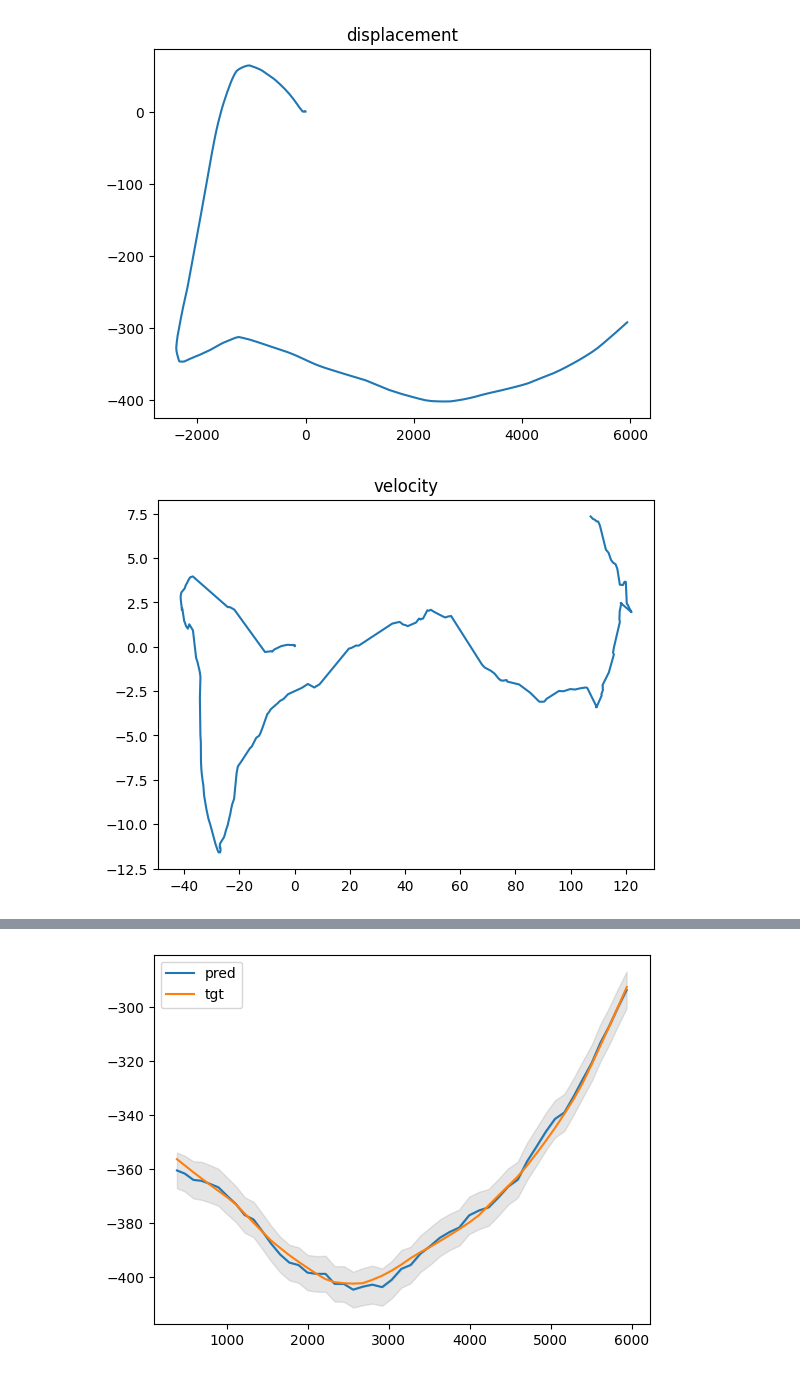
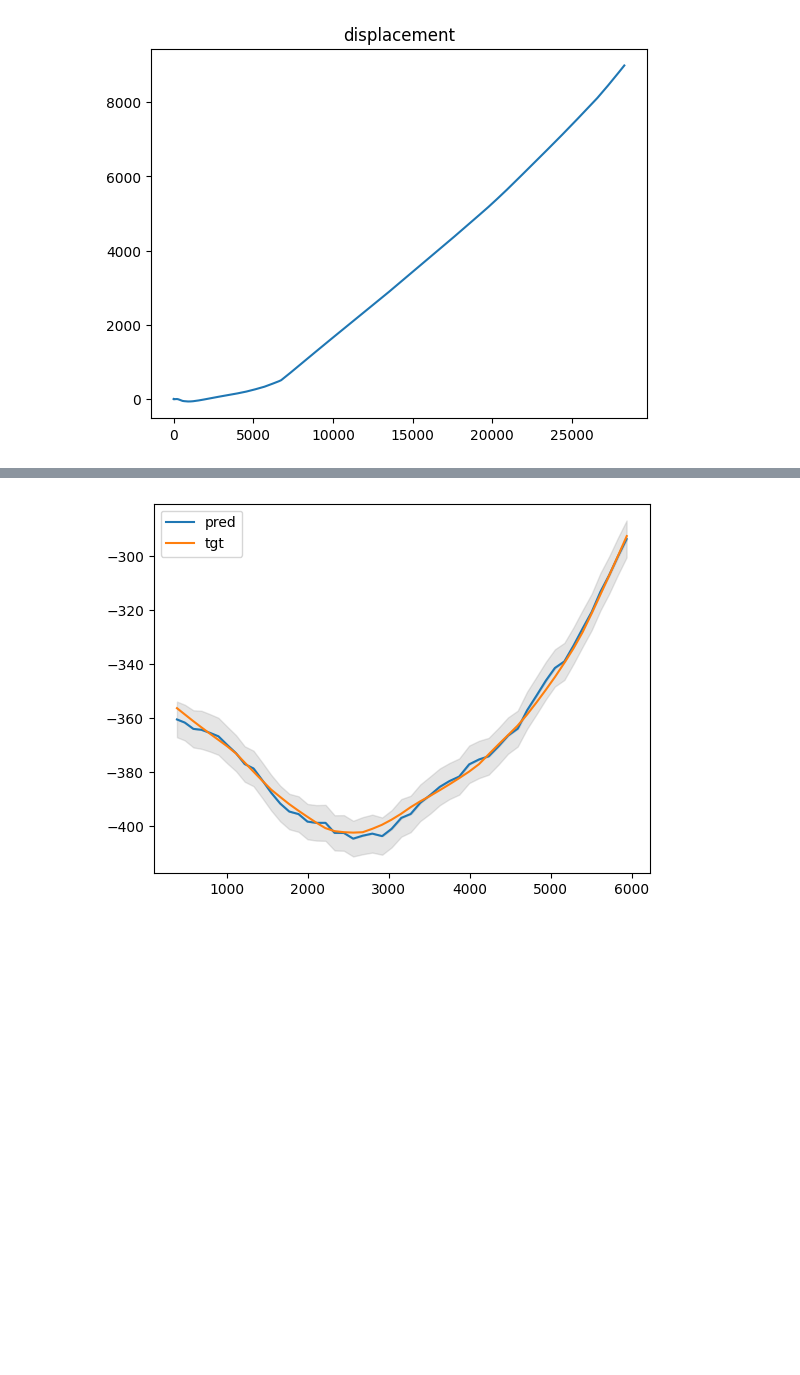
Before and after one commit to ShariceLiu/levy_simu, a Jupyter notebook: nD_simu_changing_mu.ipynb, the cells around one changed output, grey strips where cells are left out. Cells and saved outputs as stored; diff of their text form; code cells hidden in the pictures; blank space fills up the shorter version.

```diff
--- a/nD_simu_changing_mu.ipynb
+++ b/nD_simu_changing_mu.ipynb
@@ -175,6 +162,8 @@ def simu_langevin_changing_mu():
         vs_nt.append(vs)
         v0 = 0.0
 
+        m_c = 0
+        S_c = 0
         for v_i, gamma in zip(vs, gammas):
             dt_i = v_i - v0
             # generate u, as a brownian motion
@@ -182,8 +171,8 @@ def simu_langevin_changing_mu():
             u2_i = np.random.normal(u2, sigma_mu2*np.sqrt(dt_i))
 
             # calculate mean delta t^c
-            f1 = -np.exp(-l*(v_i-v_i))/l+1/l
-            f2 = np.exp(-(v_i-v_i)*l)
+            f1 = -np.exp(-l*(T-v_i))/l+1/l
+            f2 = np.exp(-(T-v_i)*l)
             f_delta_t_v_i_m = np.matrix([f1,f2,f1,f2]).T
             f_delta_t_v_i = np.matrix([[f1,0],[f2,0],[0,f1],[0,f2]])
 
@@ -191,31 +180,33 @@ def simu_langevin_changing_mu():
             m_c_dt_i = T**(1/alpha)*gamma**(-1/alpha)*f_delta_t_v_i_m
             m_c_dt_i[0:2] *= u1_i
             m_c_dt_i[2:] *= u2_i
+            m_c += m_c_dt_i
 
             # variance
             s_c_dt_i = T**(2/alpha)*gamma**(-2/alpha)*np.matmul(f_delta_t_v_i,f_delta_t_v_i.T)
+            S_c += s_c_dt_i*sigma_w**2
 
-            # centering term
-            c1 = -(1-np.exp(-l*dt_i))/l**2 + dt_i/l
-            c2 = (1-np.exp(-l*dt_i))/l
-            Z_c_bar_i = alpha/(alpha-1)*c**(1-1/alpha)* np.matrix([u1_i*c1,u1_i*c2,u2_i*c1,u2_i*c2]).T
+            # # centering term
+            # c1 = -(1-np.exp(-l*dt_i))/l**2 + dt_i/l
+            # c2 = (1-np.exp(-l*dt_i))/l
+            # Z_c_bar_i = alpha/(alpha-1)*c**(1-1/alpha)* np.matrix([u1_i*c1,u1_i*c2,u2_i*c1,u2_i*c2]).T
 
             # Q_delta_t = returnQ(dt_i)*sigma_w**2
-            S_delta_t = sigma_w**2*s_c_dt_i # + alpha/(2-alpha)*c**(1-2/alpha)*Q_delta_t
-
-            m12 = -(np.exp(-dt_i*l)-1)/l
-            m22 = np.exp(-dt_i*l)
-            m_delta_t = np.matmul(np.matrix([[1,m12,0,0],[0,m22,0,0],[0,0,1,m12],[0,0,0,m22]]),x)+m_c_dt_i
-            if alpha > 1:
-                m_delta_t -= Z_c_bar_i
-
-            x = np.random.multivariate_normal(np.array(m_delta_t.T)[0], S_delta_t.T) # horizontal array
-            x = np.matrix(x).T # transform x to be a vertical matrix
+            # S_delta_t = sigma_w**2*s_c_dt_i # + alpha/(2-alpha)*c**(1-2/alpha)*Q_delta_t
 
             # updata variables
             u1 = u1_i
             u2 = u2_i
             v0 = v_i
+
+        m12 = -(np.exp(-T*l)-1)/l
+        m22 = np.exp(-T*l)
+        m_delta_t = np.matmul(np.matrix([[1,m12,0,0],[0,m22,0,0],[0,0,1,m12],[0,0,0,m22]]),x)+m_c
+
+        x = np.random.multivariate_normal(np.array(m_delta_t.T)[0], S_c.T) # horizontal array
+        x_ns[n,:]=x
+        x = np.matrix(x).T # transform x to be a vertical matrix
+        t_ns[n]=n*T
 
         # generate last u_n
         u1 = np.random.normal(u1, sigma_mu1*np.sqrt(T-v0))
@@ -223,25 +214,8 @@ def simu_langevin_changing_mu():
         u_ns[n,0] = u1
         u_ns[n,1] = u2
 
-        # centering term
-        dt_i = T - v0
-        c1 = -(1-np.exp(-l*dt_i))/l**2 + dt_i/l
-        c2 = (1-np.exp(-l*dt_i))/l
-        Z_c_bar_i = alpha/(alpha-1)*c**(1-1/alpha)* np.matrix([u1_i*c1,u1_i*c2,u2_i*c1,u2_i*c2]).T
-
-        Q_delta_t = returnQ(dt_i)*sigma_w**2
-        S_delta_t = alpha/(2-alpha)*c**(1-2/alpha)*Q_delta_t # last dt_i, no jump
-
-        m12 = -(np.exp(-dt_i*l)-1)/l
-        m22 = np.exp(-dt_i*l)
-        m_delta_t = np.matmul(np.matrix([[1,m12,0,0],[0,m22,0,0],[0,0,1,m12],[0,0,0,m22]]),x)
-        if alpha > 1:
-            m_delta_t -= Z_c_bar_i
-
-        x = np.random.multivariate_normal(np.array(m_delta_t.T)[0], S_delta_t.T) # horizontal array
-        x_ns[n,:]=x
-        x = np.matrix(x).T # transform x to be a vertical matrix
-        t_ns[n]=n*T
+        # Q_delta_t = returnQ(dt_i)*sigma_w**2
+        # S_delta_t = alpha/(2-alpha)*c**(1-2/alpha)*Q_delta_t # last dt_i, no jump
 
     return x_ns, t_ns, u_ns, gammas_nt, vs_nt
 
@@ -250,17 +224,17 @@ plt.figure()
 plt.plot(x_ns[:,0], x_ns[:,2])
 # plt.plot(x_ns_test[:,0], x_ns_test[:,2])
 plt.title('displacement')
-plt.savefig('trajectory/displacement.png')
+# plt.savefig('trajectory/displacement.png')
 # plt.legend(['test','true'])
 
-plt.figure()
-plt.plot(x_ns[:,1], x_ns[:,3])
-# plt.plot(x_ns_test[:,1], x_ns_test[:,3])
-plt.title('velocity')
-plt.savefig('trajectory/velocity.png')
-# plt.legend(['test','true'])
+# plt.figure()
+# plt.plot(x_ns[:,1], x_ns[:,3])
+# # plt.plot(x_ns_test[:,1], x_ns_test[:,3])
+# plt.title('velocity')
+# plt.savefig('trajectory/velocity.png')
+# # plt.legend(['test','true'])
 
-plt.figure()
-plt.plot(u_ns[:,0], u_ns[:,1])
-plt.title('Mean of noise')
+# plt.figure()
+# plt.plot(u_ns[:,0], u_ns[:,1])
+# plt.title('Mean of noise')
 # %% [output]
@@ -268,2 +242 @@ Text(0.5, 1.0, 'Mean of noise')
-[figure, old version]
+[figure, new version]
-[figure, removed]
```
Also changed, not shown: parts of 9 cells of this notebook, 12 other files.
